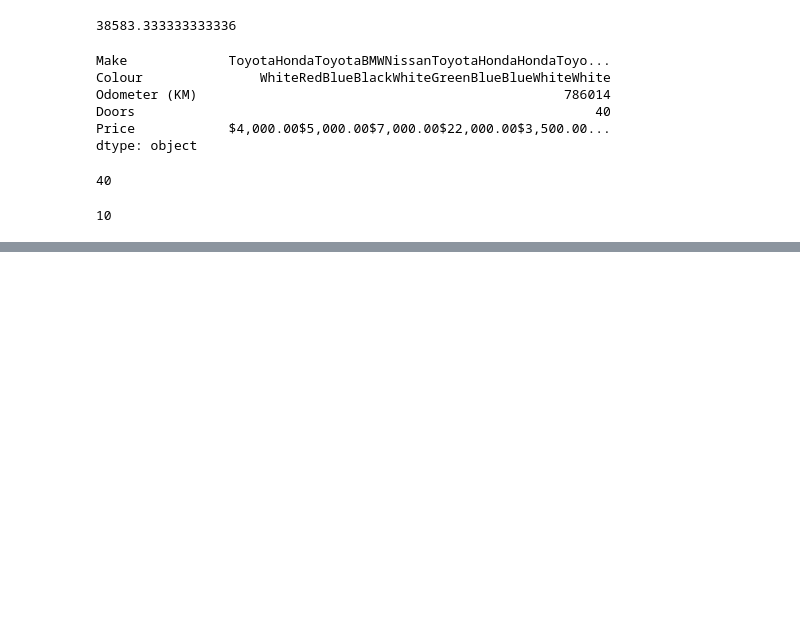
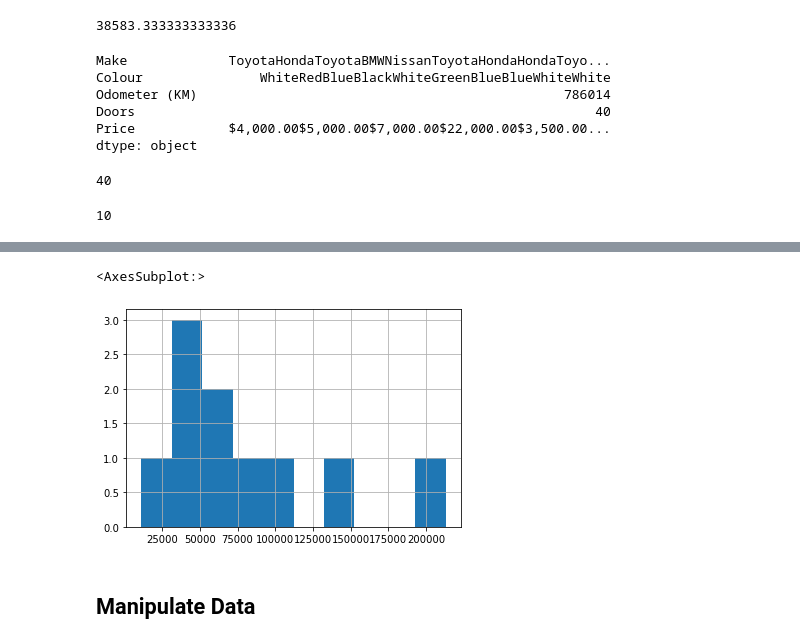
Before and after one commit to Nazhan99/Jupyter_Coding_Notes, a Jupyter notebook: Pandas/Intro_to_pandas.ipynb, the cells around one changed output, grey strips where cells are left out. Drawn from its saved outputs; the diff is of its cells as text; code cells hidden in the pictures; blank space fills up the shorter version.

```diff
--- a/Pandas/Intro_to_pandas.ipynb
+++ b/Pandas/Intro_to_pandas.ipynb
@@ -132,0 +258,7 @@ len(car_sales)
+# %%
+car_sales["Odometer (KM)"].hist()
+# %% [output]
+<AxesSubplot:>
+[figure, added]
+# %% [markdown]
+## Manipulate Data
```
Also changed, not shown: parts of 20 cells of this notebook.
